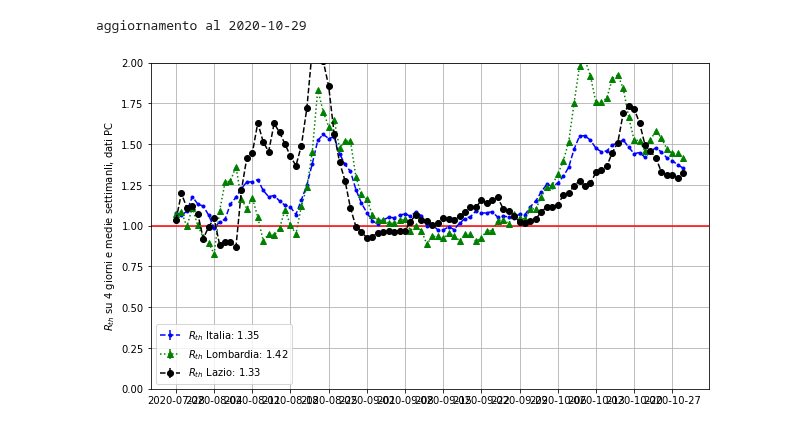
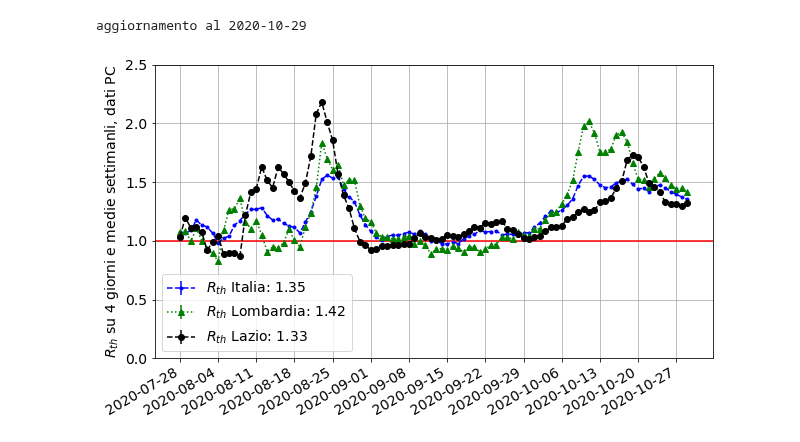
Before and after one commit to gmazzitelli/studenti, a Jupyter notebook: R_th.ipynb, the cells around one changed output. Saved outputs shown, nothing was run; the diff lists cells and outputs as text; code cells hidden in the pictures.

```diff
--- a/R_th.ipynb
+++ b/R_th.ipynb
@@ -34,33 +98,33 @@ def Rth(data, N=7, d=4):
   return x[d:] , y[d:]/y[:-d]
 
 
 #fig.autofmt_xdate()
 #x.fmt_xdata = mdates.DateFormatter('%Y-%m-%d')
 
 data = df['nuovi_positivi']
 xd , y = Rth(data)
 
 cut = len(df)-100
 x = np.array(df.iloc[cut+6:,0])
 for i in range(len(x)):
   x[i]=x[i][0:10]
 ax.errorbar(x , y[xd>cut], yerr=0, fmt='b.--', label='$R_{th}$'+' Italia: {0:.2f}'.format(y[-1]))
 data = Lombardia['nuovi_positivi']
 xd , y = Rth(data)
 ax.errorbar(x, y[xd>cut], yerr=0, fmt='g^:', label='$R_{th}$'+' Lombardia: {0:.2f}'.format(y[-1]))
 data = Lazio['nuovi_positivi']
 xd , y = Rth(data)
 ax.errorbar(x , y[xd>cut], yerr=0, fmt='ko--', label='$R_{th}$'+' Lazio: {0:.2f}'.format(y[-1]))
 
 ax.axhline(1, color='red')
 #ax.set_xlabel('giorni', horizontalalignment = 'left', x=0.8)
 ax.set_ylabel(r'$R_{th}$ su 4 giorni e medie settimanli, dati PC')
 ax.xaxis.set_major_locator(MultipleLocator(7))
 
-ax.set_ylim(0,2)
-
+ax.set_ylim(0,2.5)
+fig.autofmt_xdate()
 ax.legend()
 ax.grid()
 plt.show()
 # %% [output]
-[figure, old version]
+[figure, new version]
```
Also changed, not shown: parts of 7 cells of this notebook.
